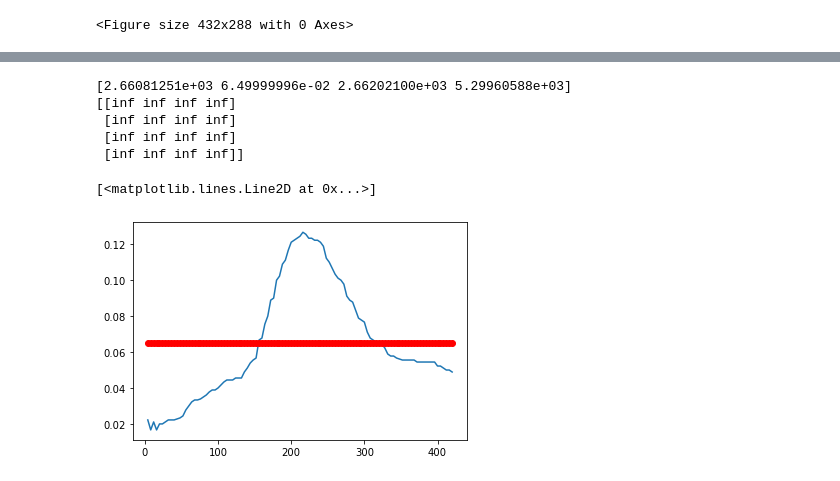
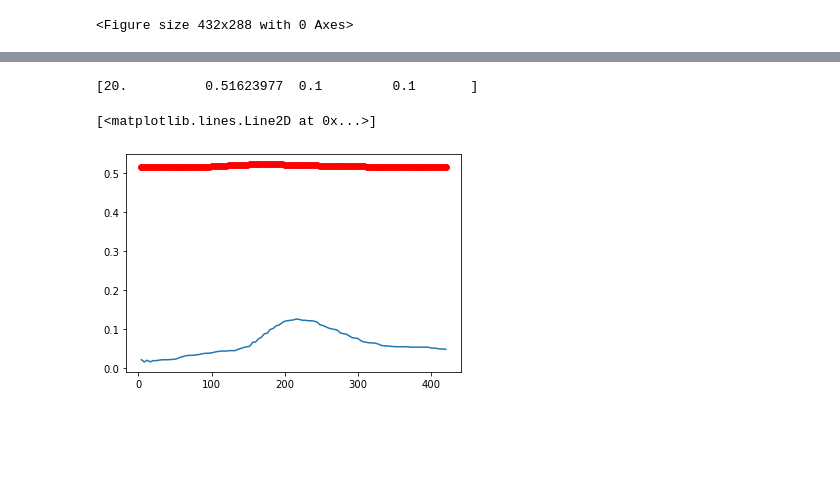
Before and after one commit to margolek/Study, a Jupyter notebook: Semester_6/Methods_of_Object_Identification/Project/Flotation model coefficients.ipynb, the cells around one changed output, grey strips where cells are left out. Saved outputs shown, nothing was run; the diff lists cells and outputs as text; code cells hidden in the pictures; blank space fills up the shorter version.

```diff
--- a/Semester_6/Methods_of_Object_Identification/Project/Flotation model coefficients.ipynb
+++ b/Semester_6/Methods_of_Object_Identification/Project/Flotation model coefficients.ipynb
@@ -56,30 +64,33 @@ def temperature(t,z,Tp,V,D):
 # %%
-from scipy.optimize import curve_fit
+from scipy.optimize import curve_fit, leastsq
+from scipy.special import expit
+from lmfit import minimize, Minimizer, Parameters, Parameter, report_fit
 
 
+g = np.array([20,0.001,0.1,0.1])
 
-g = [1,0.032,0.09,0.12]
 t = my_data['Time'].values
+t = expit(t)
+
 temp = my_data['Temperature'].values
-c,cov = curve_fit(temperature,t,temp)
+temp = expit(temp)
+
+c,cov = curve_fit(temperature,t,temp,g)
+
 
 print(c)
-print(cov)
+
 
 n = len(my_data['Time'])
 y = np.empty(n)
 for i in range(n):
     y[i] = temperature(my_data['Time'][i],c[0],c[1],c[2],c[3])
 
 %matplotlib inline
 plt.plot(my_data['Time'],my_data['Temperature'])
 plt.plot(my_data['Time'],y,'ro')
 # %% [output]
-[2.66081251e+03 6.49999996e-02 2.66202100e+03 5.29960588e+03]
-[[inf inf inf inf]
- [inf inf inf inf]
- [inf inf inf inf]
- [inf inf inf inf]]
+[20.          0.51623977  0.1         0.1       ]
 [<matplotlib.lines.Line2D at 0x...>]
-[figure, old version]
+[figure, new version]
 # %%
```
Also changed, not shown: parts of 3 cells of this notebook, 2 other files.
